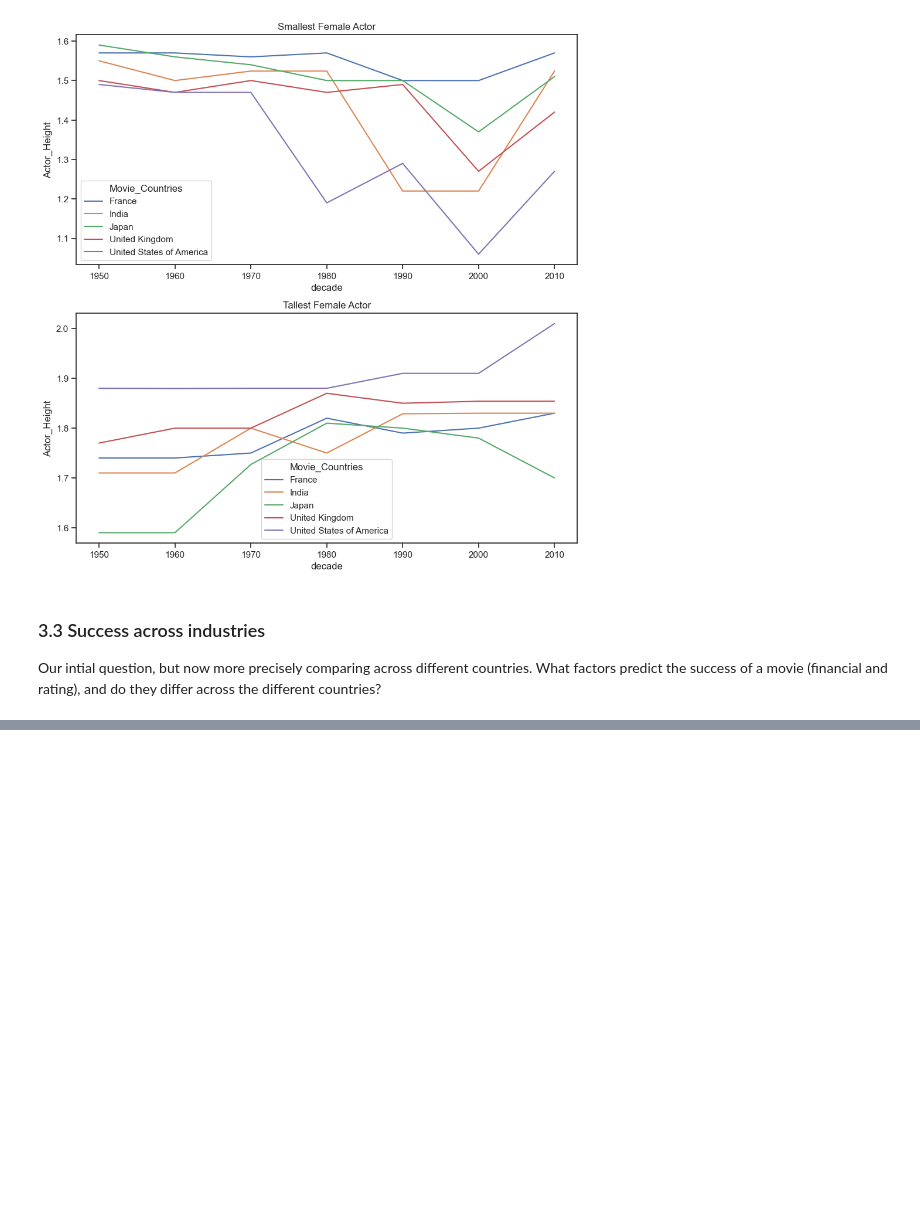
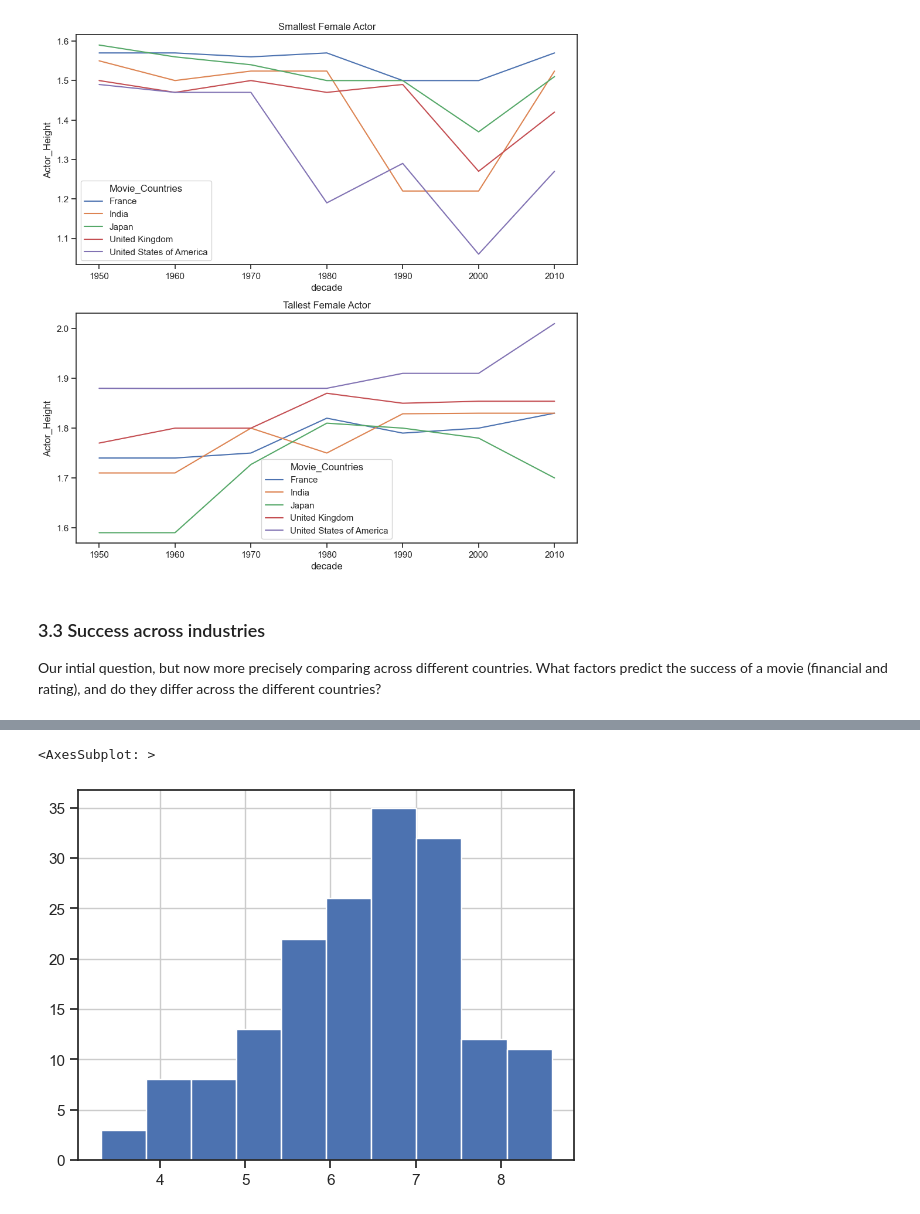
Before and after one commit to epfl-ada/ada-2022-project-robopros, a Jupyter notebook: notebooks/milestone2.ipynb, the cells around one changed output, grey strips where cells are left out. Saved outputs shown, nothing was run; the diff lists cells and outputs as text; code cells hidden in the pictures; blank space fills up the shorter version.

```diff
--- a/notebooks/milestone2.ipynb
+++ b/notebooks/milestone2.ipynb
@@ -824,0 +1043,30 @@ What factors predict the success of a movie (financial and rating), and do they
+# %%
+# sample data where there is 10 movies for each country and decade
+sample = movies.groupby(['Movie_Countries', 'decade']).apply(lambda x: x.sample(10))
+#sample_movies = movies[['Movie_Name', 'Movie_Runtime', 'Movie_Countries', 'decade']].drop_duplicates().sample(100)
+# %%
+def get_rating(movie_name):
+    """Get the rating of a movie from IMDB"""
+    # get the rating of a movie
+    imdb_obj = imdb.IMDb()
+    print(f"Searching for {movie_name}...")
+    search = imdb_obj.search_movie(movie_name)  # search for the movie name in the imdb database
+    if len(search) == 0:
+        print(f"Movie {movie_name} not found.")
+        return None
+    else:
+        movie_id = search[0].getID()  # get the id of the first result
+        imdb_url = 'http://www.imdb.com//title/tt'+ movie_id +'/' # create the url
+        #response = requests.get(imdb_url) # get the response
+        #soup = BeautifulSoup(response.text, "html.parser") # parse the response but it is easier to harvest the data using the api
+        movie_meta = imdb_obj.get_movie(movie_id)
+        if 'rating' in movie_meta.keys():
+            rating = movie_meta['rating']
+            print(f"Rating of {movie_name} is {rating}")
+            return rating
+        else:
+            print(f"Rating of {movie_name} not found.")
+            return None
+# %%
+# get the rating of the movies in the sample
+sample['rating'] = sample.Movie_Name.apply(get_rating)
@@ -824,0 +1106,3 @@ What factors predict the success of a movie (financial and rating), and do they
+# %%
+# drop rows with missing values
+sample = sample.dropna(subset=['rating'])
@@ -824,0 +1121,5 @@ What factors predict the success of a movie (financial and rating), and do they
+# %%
+sample.rating.hist()
+# %% [output]
+<AxesSubplot: >
+[figure, added]
```
Also changed, not shown: parts of 45 cells of this notebook.
